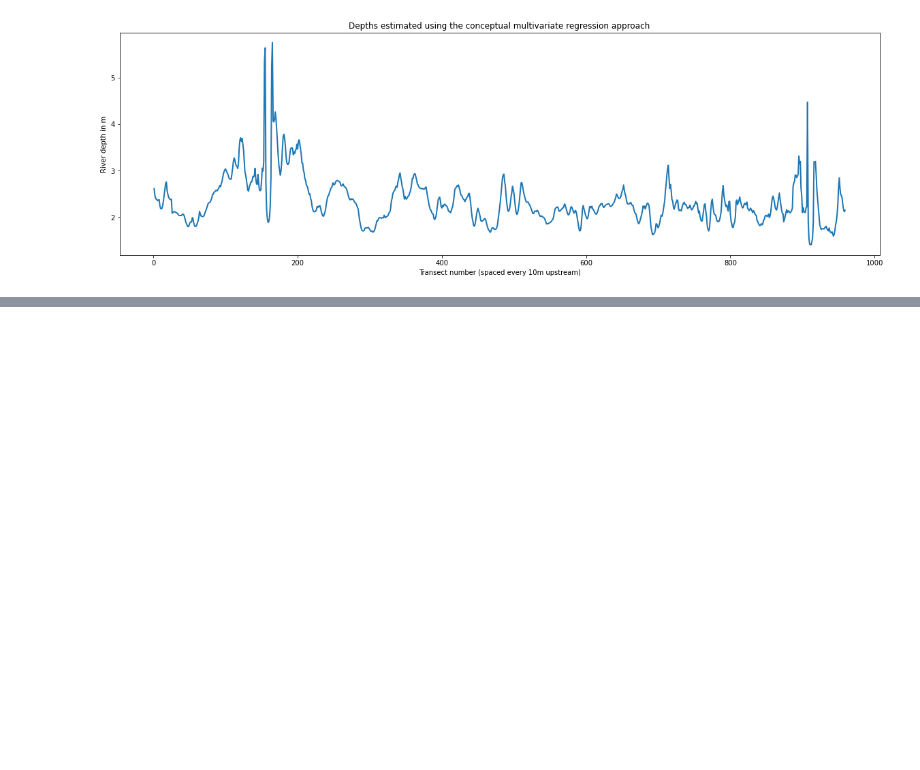
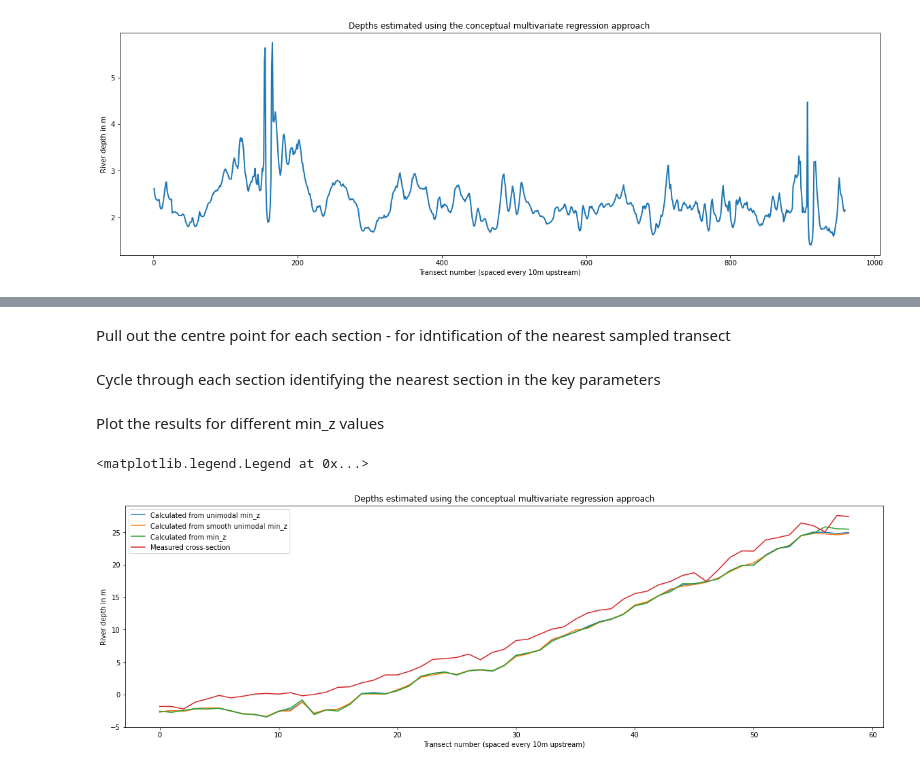
Before and after one commit to rosepearson/Hydrologic-DEMs-scripts, a Jupyter notebook: jupyter_notebooks/river_depth_generation.ipynb, the cells around one changed output, grey strips where cells are left out. Cells and saved outputs as stored; diff of their text form; code cells hidden in the pictures; blank space fills up the shorter version.

Commit message:
compare sections to near sampled transects

```diff
--- a/jupyter_notebooks/river_depth_generation.ipynb
+++ b/jupyter_notebooks/river_depth_generation.ipynb
@@ -37,7 +45,7 @@ for i, row in main_channel.iterrows():
 # %% [markdown]
 # Add the flows and manning's n to the widths table
 # %%
-key_parameters = widths[['nzsegment', 'slope', 'widths_Savgol', 'geometry']]
+key_parameters = widths[['nzsegment', 'slope', 'widths_Savgol', 'geometry', 'min_z', 'min_z_unimodal', 'min_z_unimodal_0.5km_rolling_mean']]
 key_parameters = key_parameters[key_parameters['nzsegment'] != 0]
 # %%
 key_parameters['mannings_n'] = numpy.zeros(len(key_parameters['nzsegment']), dtype=int)
@@ -146,3 +123,0 @@ key_parameters.head()
-# %%
-for index, row in section_centres.iterrows():
-    row.
@@ -163,0 +133,32 @@ shapely.ops.nearest_points(key_parameters.iloc[0].geometry, section_centres.iloc
+# %% [markdown]
+Pull out the centre point for each section - for idntification of the nearest sampled transect
+# %%
+section_centres = {'Section': [], 'geometry': []}
+for section in cross_sections['Section'].unique():
+    section_centre = cross_sections[cross_sections['Section'] == section].iloc[round(len(cross_sections[cross_sections['Section'] == section])/2)]
+    section_centres['Section'].append(section_centre['Section'])
+    section_centres['geometry'].append(section_centre['geometry'])
+section_centres = geopandas.GeoDataFrame(section_centres)
+# %% [markdown]
+Cycle through each section identifying the nearest section in the key parameters
+# %%
+nearest_transect = numpy.zeros_like(key_parameters['slope'], dtype=bool)
+for index, row in section_centres.iterrows():
+    nearest_transect[key_parameters.distance(row.geometry).argmin()] = True
+
+nearest_key_parameters = key_parameters[nearest_transect]
+# %% [markdown]
+Plot the results for different min_z values
+# %%
+f, ax = matplotlib.pyplot.subplots(figsize=(20, 6))
+(nearest_key_parameters['min_z_unimodal']-nearest_key_parameters['depth_Smart_et_al']).reset_index(drop=True).plot(label='Calculated from unimodal min_z')
+(nearest_key_parameters['min_z_unimodal_0.5km_rolling_mean']-nearest_key_parameters['depth_Smart_et_al']).reset_index(drop=True).plot(label='Calculated from smooth unimodal min_z')
+(nearest_key_parameters['min_z']-nearest_key_parameters['depth_Smart_et_al']).reset_index(drop=True).plot(label='Calculated from min_z')
+cross_sections.groupby('Section')['Level'].min().reset_index(drop=True).plot(label='Measured cross-section')
+ax.set(title="Depths estimated using the conceptual multivariate regression approach")
+matplotlib.pyplot.xlabel(f"Transect number (spaced every {sampling_resolution}m upstream)")
+matplotlib.pyplot.ylabel(f"River depth in m");
+matplotlib.pyplot.legend()
+# %% [output]
+<matplotlib.legend.Legend at 0x...>
+[figure, added]
```
Also changed, not shown: parts of 32 cells of this notebook.
